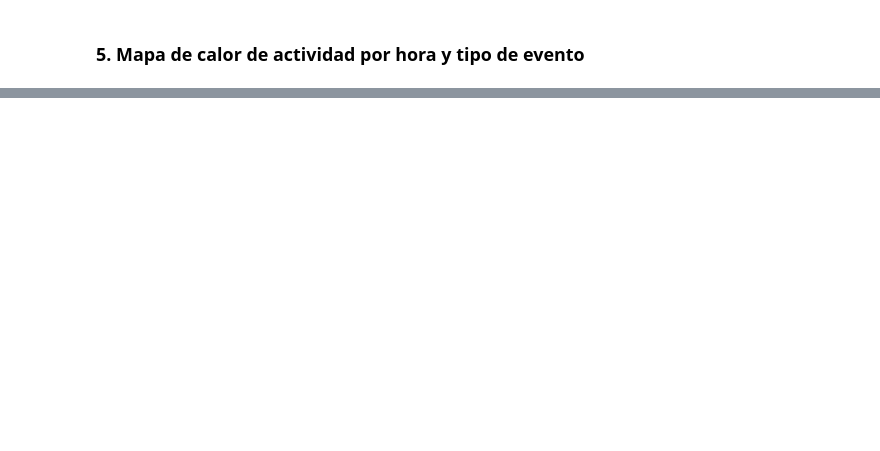
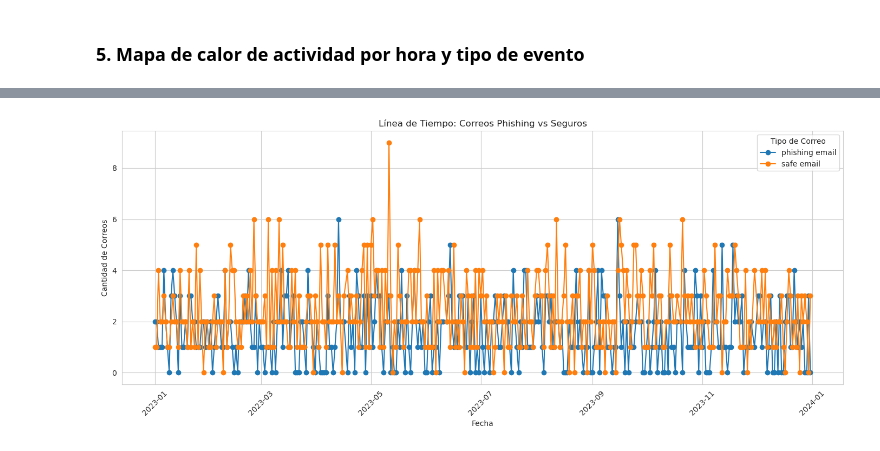
Before and after one commit to JonathanAlvarezW/practica_tres_gr_9, a Jupyter notebook: grupo9.ipynb, the cells around one changed output, grey strips where cells are left out. Cells and saved outputs as stored; diff of their text form; code cells hidden in the pictures; blank space fills up the shorter version.

```diff
--- a/grupo9.ipynb
+++ b/grupo9.ipynb
@@ -480,0 +479,27 @@ print("Visualizaciones generadas correctamente. Revisa los archivos .png generad
+# %%
+# Asegurar que el timestamp sea datetime
+df['Timestamp'] = pd.to_datetime(df['Timestamp'], errors='coerce')
+
+# Crear columna de solo fecha
+df['fecha'] = df['Timestamp'].dt.date
+
+# Agrupar por fecha y tipo de email
+resumen = df.groupby(['fecha', 'Email Type']).size().unstack(fill_value=0)
+
+# Graficar como líneas
+resumen.plot(kind='line', figsize=(14, 6), marker='o')
+
+plt.title('Línea de Tiempo: Correos Phishing vs Seguros')
+plt.xlabel('Fecha')
+plt.ylabel('Cantidad de Correos')
+plt.xticks(rotation=45)
+plt.grid(True)
+plt.tight_layout()
+plt.legend(title='Tipo de Correo')
+
+# Guardar figura
+plt.savefig('LineaDeTiempoCorreosBuenoMaliciosos.png')
+
+plt.show()
+# %% [output]
+[figure, added]
```
Also changed, not shown: parts of 15 cells of this notebook, 6 other files.
